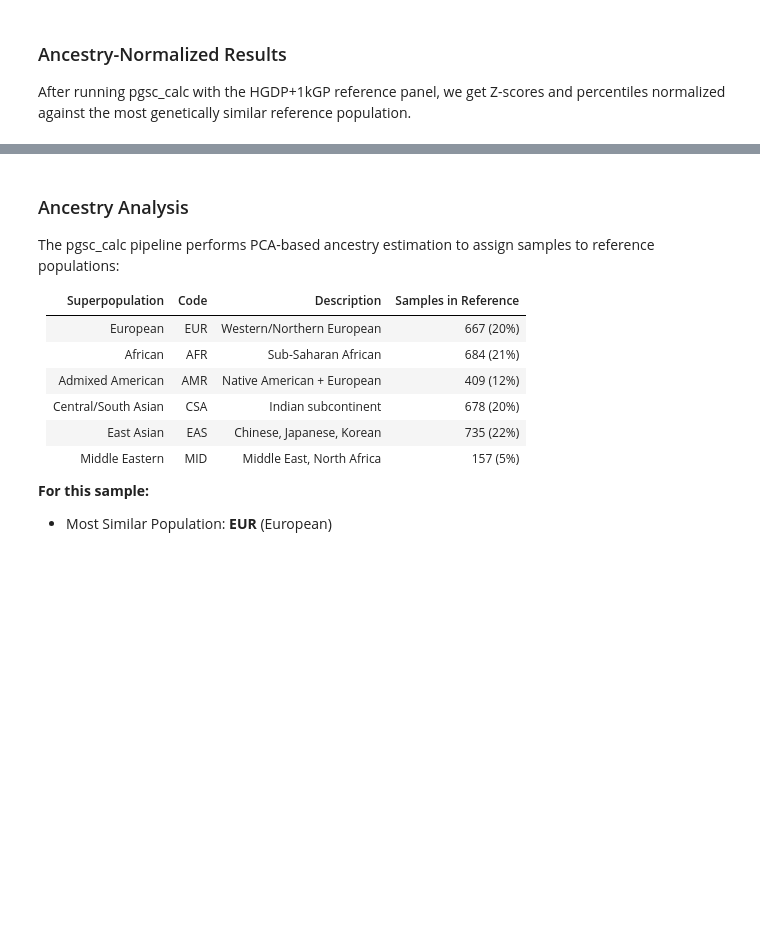
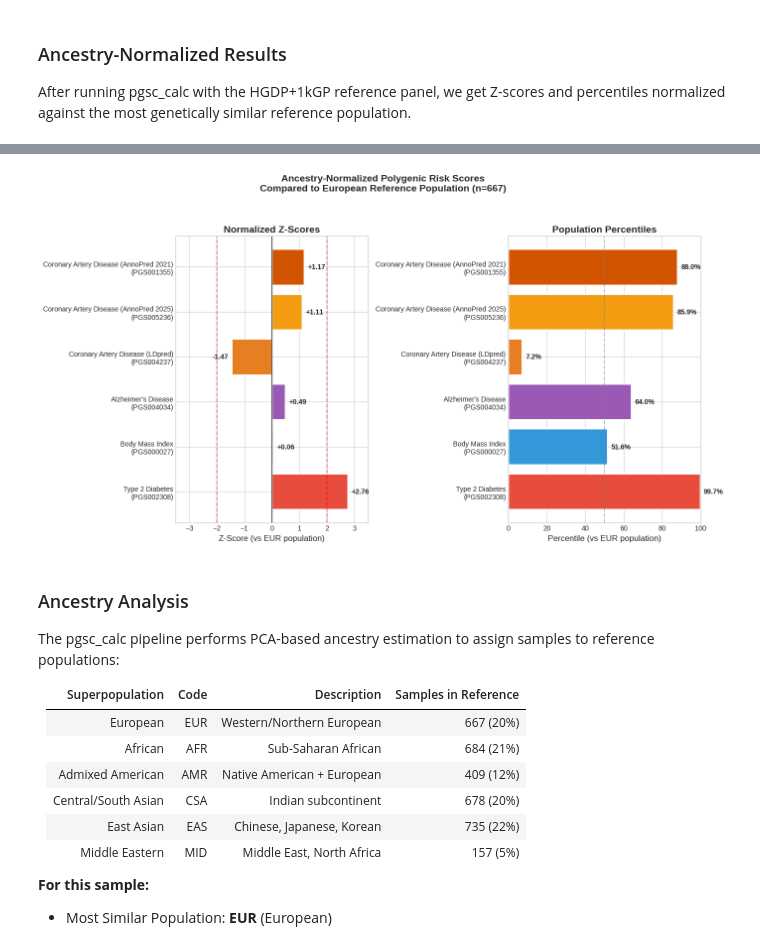
Before and after one commit to trentleslie/prs-calculator, a Jupyter notebook: PRS_Analysis.ipynb, the cells around one changed output, grey strips where cells are left out. Saved outputs shown, nothing was run; the diff lists cells and outputs as text; code cells hidden in the pictures; blank space fills up the shorter version.

```diff
--- a/PRS_Analysis.ipynb
+++ b/PRS_Analysis.ipynb
@@ -436,9 +654,14 @@ print("\n" + "="*60)
 print("POLYGENIC RISK SCORE ANALYSIS COMPLETE")
 print("="*60)
 for pgs_id, r in results.items():
-    print(f"\n{r['trait']}:")
+    print(f"\n{r['trait']} ({pgs_id.split('_')[0]}):")
     print(f"  Score: {r['total_score']:.4f}")
-    print(f"  Coverage: {r['n_variants']/r['variants_expected']*100:.1f}%")
+    # Handle scores from pgsc_calc that don't have variant-level data
+    if r['n_variants'] is not None:
+        coverage = r['n_variants'] / r['variants_expected'] * 100
+        print(f"  Coverage: {coverage:.1f}%")
+    else:
+        print(f"  Coverage: N/A (aggregated from pgsc_calc)")
     print(f"  Citation: {r['citation']}")
 # %% [output]
 Summary saved to results/prs_summary.csv
@@ -655,3 +836,77 @@ if normalized_results_file.exists():
+# %%
+# Visualization of normalized results
+if normalized_results_file.exists():
+    # Determine figure height based on number of scores
+    n_scores = len(normalized_df)
+    fig_height = max(5, 1.2 * n_scores)
+
+    fig, axes = plt.subplots(1, 2, figsize=(14, fig_height))
+
+    # Enhanced color mapping for 6 scores with distinct CAD colors
+    color_map = {}
+    for _, row in normalized_df.iterrows():
+        pgs_id = row['PGS_ID']
+        trait = row['Trait']
+        if 'PGS002308' in pgs_id:
+            color_map[trait + '_' + pgs_id] = '#e74c3c'  # T2D - Red
+        elif 'PGS004034' in pgs_id:
+            color_map[trait + '_' + pgs_id] = '#9b59b6'  # AD - Purple
+        elif 'PGS000027' in pgs_id:
+            color_map[trait + '_' + pgs_id] = '#3498db'  # BMI - Blue
+        elif 'PGS004237' in pgs_id:
+            color_map[trait + '_' + pgs_id] = '#e67e22'  # CAD LDpred - Orange
+        elif 'PGS005236' in pgs_id:
+            color_map[trait + '_' + pgs_id] = '#f39c12'  # CAD AnnoPred 2025 - Yellow-orange
+        elif 'PGS001355' in pgs_id:
+            color_map[trait + '_' + pgs_id] = '#d35400'  # CAD AnnoPred 2021 - Dark orange
+        else:
+            color_map[trait + '_' + pgs_id] = '#95a5a6'  # Default gray
+
+    # Create labels with PGS ID for clarity
+    labels = [f"{row['Trait']}\n({row['PGS_ID']})" for _, row in normalized_df.iterrows()]
+    bar_colors = [color_map.get(f"{row['Trait']}_{row['PGS_ID']}", '#95a5a6') for _, row in normalized_df.iterrows()]
+
+    # Z-Score plot (left)
+    ax1 = axes[0]
+    z_scores = normalized_df['Z_MostSimilarPop'].tolist()
+
+    bars = ax1.barh(labels, z_scores, color=bar_colors, edgecolor='white', linewidth=2)
+    ax1.axvline(x=0, color='black', linestyle='-', linewidth=1)
+    ax1.axvline(x=-2, color='red', linestyle='--', alpha=0.5, label='Low risk threshold')
+    ax1.axvline(x=2, color='red', linestyle='--', alpha=0.5, label='High risk threshold')
+    ax1.set_xlabel('Z-Score (vs EUR population)', fontsize=12)
+    ax1.set_title('Normalized Z-Scores', fontsize=14, fontweight='bold')
+    ax1.set_xlim(-3.5, 3.5)
+
+    # Add Z-score labels
+    for bar, z in zip(bars, z_scores):
+        ax1.annotate(f'{z:+.2f}', xy=(z, bar.get_y() + bar.get_height()/2),
+                    xytext=(5 if z >= 0 else -5, 0), textcoords="offset points",
+                    ha='left' if z >= 0 else 'right', va='center', fontweight='bold')
+
+    # Percentile plot (right)
+    ax2 = axes[1]
+    percentiles = normalized_df['Percentile'].tolist()
+
+    bars2 = ax2.barh(labels, percentiles, color=bar_colors, edgecolor='white', linewidth=2)
+    ax2.axvline(x=50, color='gray', linestyle='--', alpha=0.5)
+    ax2.set_xlabel('Percentile (vs EUR population)', fontsize=12)
+    ax2.set_title('Population Percentiles', fontsize=14, fontweight='bold')
+    ax2.set_xlim(0, 100)
+
+    # Add percentile labels
+    for bar, pct in zip(bars2, percentiles):
+        ax2.annotate(f'{pct:.1f}%', xy=(pct, bar.get_y() + bar.get_height()/2),
+                    xytext=(5, 0), textcoords="offset points",
+                    ha='left', va='center', fontweight='bold')
+
+    plt.suptitle('Ancestry-Normalized Polygenic Risk Scores\nCompared to European Reference Population (n=667)',
+                fontsize=14, fontweight='bold', y=1.05)
+    plt.tight_layout()
+    plt.savefig('results/prs_normalized_visualization.png', dpi=150, bbox_inches='tight')
+    plt.show()
+# %% [output]
+[figure, added]
 # %% [markdown]
 ### Ancestry Analysis
 
```
Also changed, not shown: parts of 14 cells of this notebook, 14 other files.
